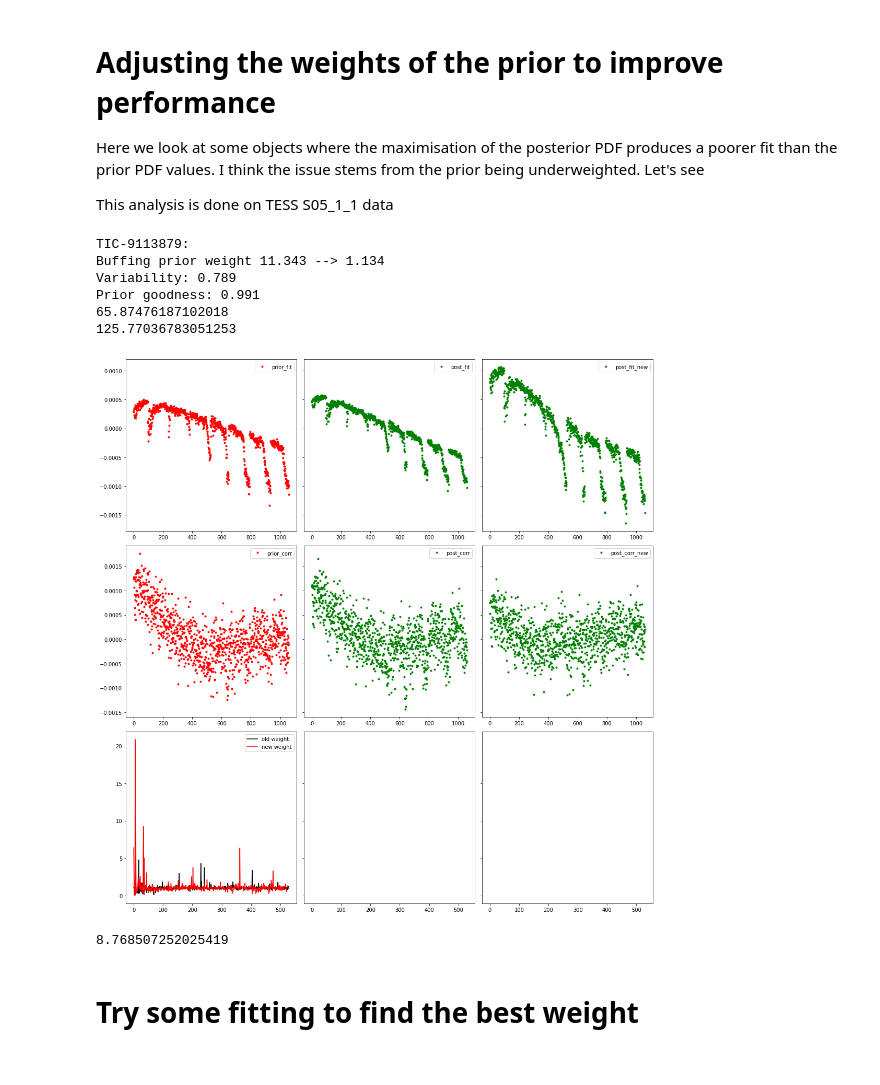
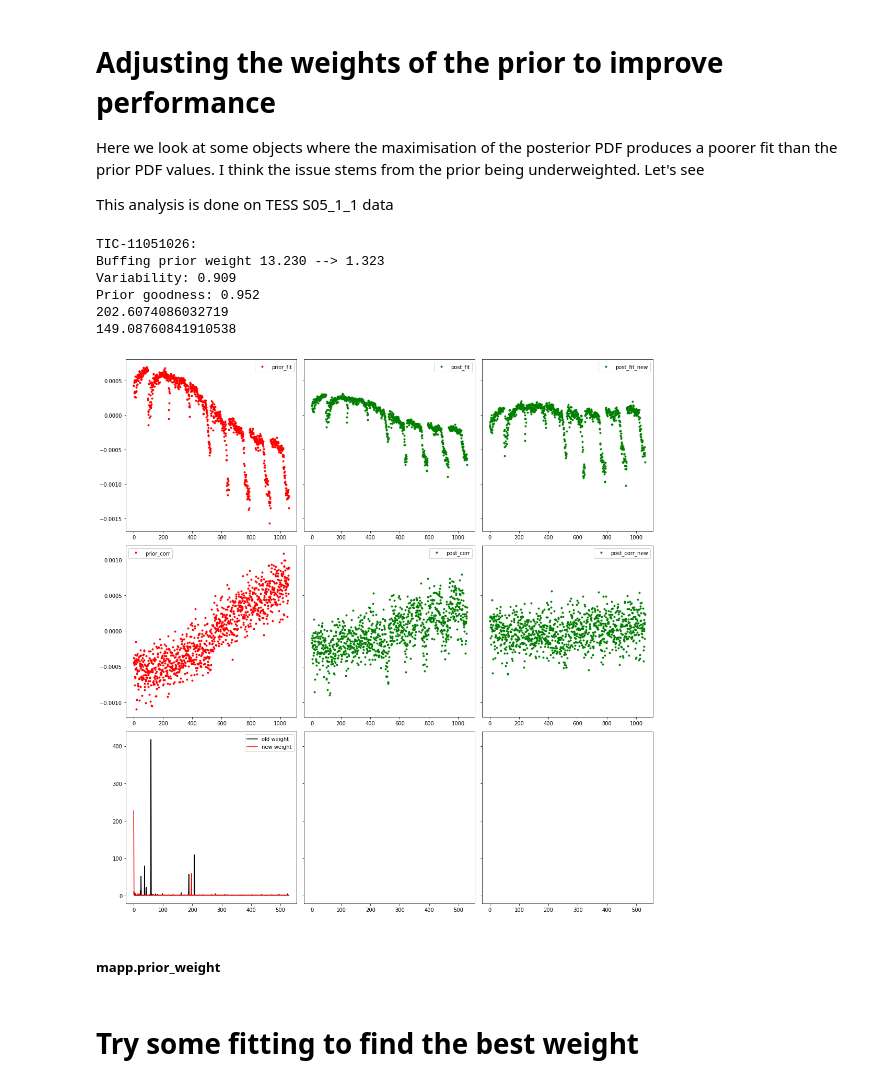
Before and after one commit to jmccormac01/cotrending_tess, a Jupyter notebook: notebooks/adjusting_weights.ipynb, the cells around one changed output. Drawn from its saved outputs; the diff is of its cells as text; code cells hidden in the pictures.

```diff
--- a/notebooks/adjusting_weights.ipynb
+++ b/notebooks/adjusting_weights.ipynb
@@ -14,10 +14,10 @@ import numpy as np
 from scipy.signal import periodogram
 import scipy.optimize as optimization
 # %%
-data_dir = "/Users/jmcc/Desktop/pngs/S05_1_1_25_15_weight"
+data_dir = "/Users/jmcc/Desktop/pngs/S05_1_1_more_weight"
 os.chdir(data_dir)
 
-tic_ids = [9113879]
+tic_ids = [11051026]
 
 for tic_id in tic_ids:
     mapp_file = f"TIC-{tic_id}_map.pkl"
@@ -87,44 +87,42 @@ for tic_id in tic_ids:
     psd_ratio_n = psd_prior / psd_post_n
     sum_ratio_n = np.sum(np.log(psd_ratio_n[psd_ratio_n > 1]**2))
     #sum_ratio_n = np.sum(psd_ratio_n[psd_ratio_n > 1])
     print(sum_ratio_n)
 
     # plot everything together
     fig, ax = plt.subplots(3, 3, figsize=(15, 15), sharex="row", sharey="row")
 
     _ = ax[0, 0].plot(prior_fit, 'r.', label='prior_fit')
     _ = ax[0, 1].plot(post_fit, 'g.', label='post_fit')
     _ = ax[0, 2].plot(post_fit_n, 'g.', label='post_fit_new')
     _ = ax[0, 0].legend()
     _ = ax[0, 1].legend()
     _ = ax[0, 2].legend()
 
     _ = ax[1, 0].plot(corr_prior, 'r.', label='prior_corr')
     _ = ax[1, 1].plot(corr_post, 'g.', label='post_corr')
     _ = ax[1, 2].plot(corr_post_n, 'g.', label='post_corr_new')
     _ = ax[1, 0].legend()
     _ = ax[1, 1].legend()
     _ = ax[1, 2].legend()
 
     _ = ax[2, 0].plot(psd_ratio, 'k-', label="old weight")
     _ = ax[2, 0].plot(psd_ratio_n, 'r-', label="new weight")
     _ = ax[2, 0].legend()
 
     fig.tight_layout()
 
     plt.show()
 # %% [output]
-TIC-9113879:
-Buffing prior weight 11.343 --> 1.134
-Variability: 0.789
-Prior goodness: 0.991
-65.87476187102018
-125.77036783051253
+TIC-11051026:
+Buffing prior weight 13.230 --> 1.323
+Variability: 0.909
+Prior goodness: 0.952
+202.6074086032719
+149.08760841910538
-[figure, old version]
+[figure, new version]
-# %%
-mapp.prior_weight
-# %% [output]
-8.768507252025419
+# %% [markdown]
+##### mapp.prior_weight
 # %% [markdown]
 # Try some fitting to find the best weight
 # %%
```
Also changed, not shown: 1 other file.
